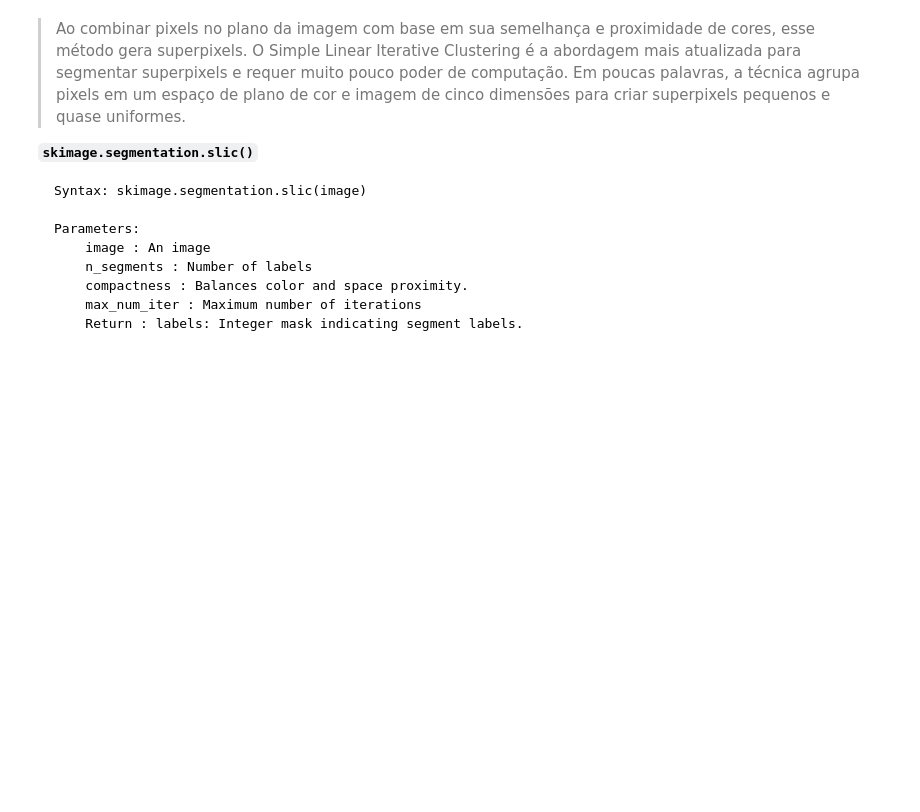
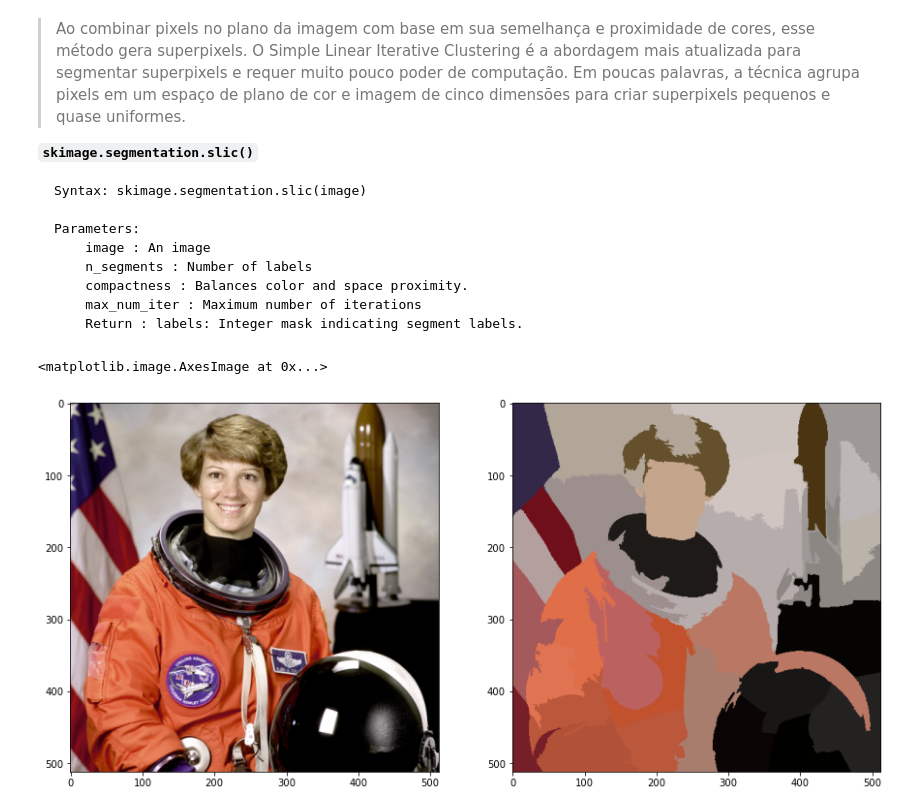
Before and after one commit to andressagomes26/MachineLearning_AcademyBootcamp, a Jupyter notebook: Módulo 1 - Visão Computacional/Tutorial_scikit-image.ipynb, the cells around one changed output. Cells and saved outputs as stored; diff of their text form; code cells hidden in the pictures; blank space fills up the shorter version.

```diff
--- a/Módulo 1 - Visão Computacional/Tutorial_scikit-image.ipynb
+++ b/Módulo 1 - Visão Computacional/Tutorial_scikit-image.ipynb
@@ -380,3 +380,29 @@ plt.imshow(mark_boundaries(astronaut, astronaut_segments))
         compactness : Balances color and space proximity.
         max_num_iter : Maximum number of iterations
         Return : labels: Integer mask indicating segment labels.
+# %%
+# Importing required libraries
+
+# Setting the plot size as 15, 15
+plt.figure(figsize=(15,15))
+# Sample Image of scikit-image package
+astronaut = data.astronaut()
+# Applying Simple Linear Iterative
+# Clustering on the image
+# - 50 segments & compactness = 10
+astronaut_segments = slic(astronaut,
+n_segments=50,
+compactness=10)
+plt.subplot(1,2,1)
+# Plotting the original image
+plt.imshow(astronaut)
+plt.subplot(1,2,2)
+# Converts a label image into
+# an RGB color image for visualizing
+# the labeled regions.
+plt.imshow(label2rgb(astronaut_segments,
+astronaut,
+kind = 'avg'))
+# %% [output]
+<matplotlib.image.AxesImage at 0x...>
+[figure, added]
```
Also changed, not shown: parts of 4 cells of this notebook, 44 other files.
